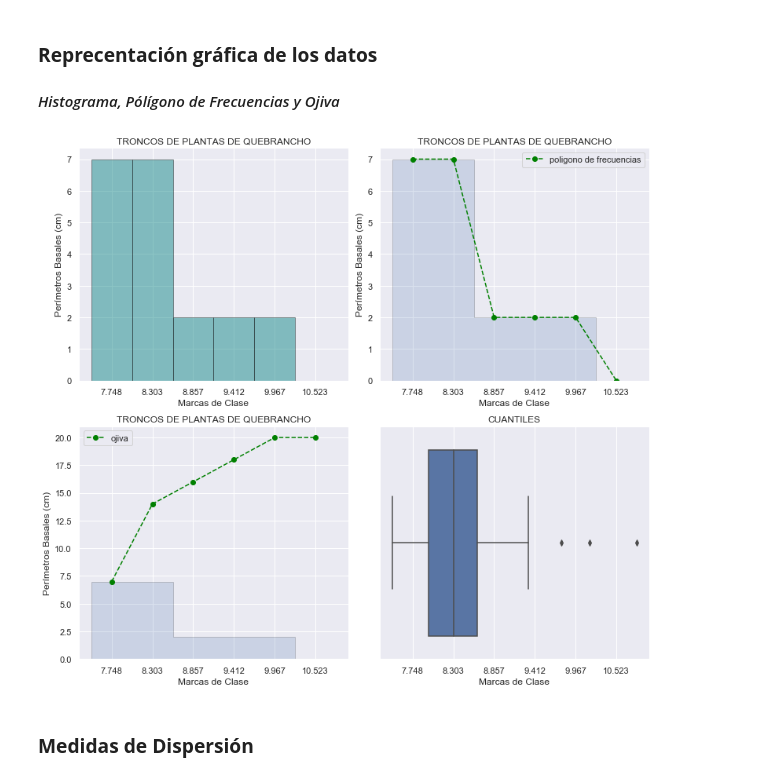
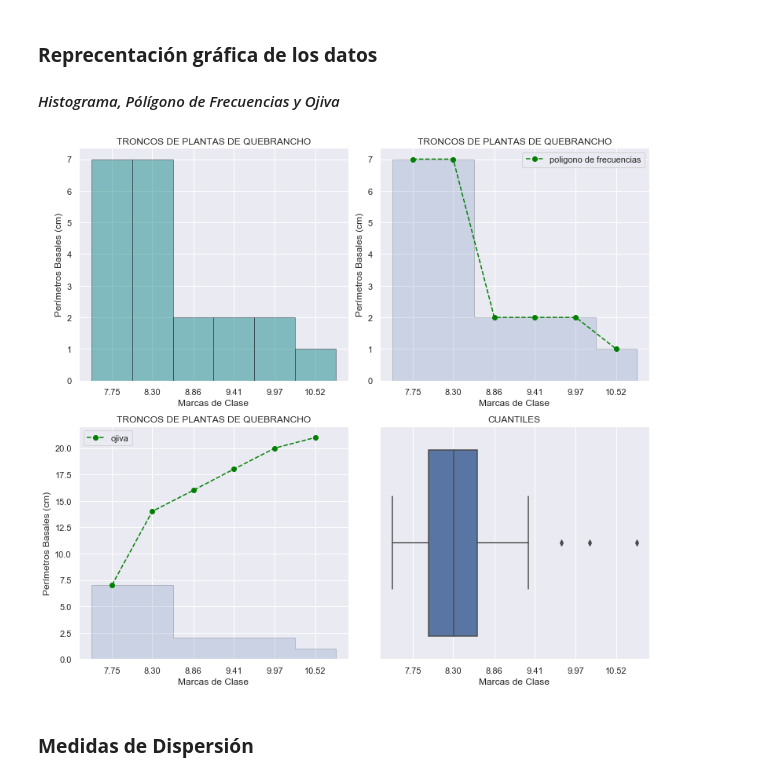
Before and after one commit to gisosdeb/ISP, a Jupyter notebook: statistic_unam/ejemplo.ipynb, the cells around one changed output. Cells and saved outputs as stored; diff of their text form; code cells hidden in the pictures.

```diff
--- a/statistic_unam/ejemplo.ipynb
+++ b/statistic_unam/ejemplo.ipynb
@@ -215,15 +207,0 @@ False
-# %%
-# Función que realiza el conteo de los datos y asigna para cada intervalo de clase su frecuencia absoluta:
-def frecuencia(li, min, max):
-    ctr = 0
-    for x in li:
-        if min <= x <= max:
-            ctr += 1
-    return ctr
-
-# Ejecución de la función "frecuencias" para que pueda iterar sobre los rangos de la lista "t_iter". Los resultados son alojados
-# dentro de la variable "frec_abs":
-frec_abs=[]
-for d in t_iter:
-    frec_abs.append(frecuencia(datos, d[0], d[1]))
-frec_abs
@@ -231,0 +208,16 @@ frec_abs
+# %%
+def intervalo(start, stop, step):
+    i=start
+    while round(i) <= stop:
+        i+=step
+        yield i
+
+# Ejecución de la función "intervalo" y alojamiento de los resultado en una variable llamda "l_inter"
+l_inter=[]
+for i in intervalo(7.47, 10.8,0.555):
+    l_inter.append(round(i,2))
+
+b1=[7.47]
+b2=[float(b) for b in l_inter]
+bins=b1+b2
+bins
@@ -263,7 +257,7 @@ def intervalo(start, stop, step):
 # Ejecución de la función "intervalo" y alojamiento de los resultado en una variable llamda "l_inter"
 l_inter=[]
 for i in intervalo(7.47, 10.8,0.555):
-    l_inter.append(i)
+    l_inter.append(round(i,2))
 
 # Construimos los "bins" (marcas de clase) del histograma. Para ello es necesario agregar el dato menor y las marcas de clase en una sola lista de nombre "bins"
 # para que la función hist(), de matplotlib, pueda tomar como parámetro "bins" a estos datos.
@@ -292,34 +286,34 @@ plt.xticks(macl)
 plt.ylabel('Perímetros Basales (cm)')
 plt.xlabel('Marcas de Clase')
 plt.title('TRONCOS DE PLANTAS DE QUEBRANCHO')
 plt.legend(['poligono de frecuencias'])
 
 ax3 = fig.add_subplot(223)
 
 plt.plot(macl,frec_abs_ac, color='green', marker='o', linestyle='dashed', )
 plt.xticks(macl)
 plt.ylabel('Frecuencia')
 plt.xlabel('Marcas de Clase')
 plt.hist(np_datos, bins=bins, histtype='stepfilled', edgecolor='k',alpha=0.2)
 plt.xticks(macl)
 plt.ylabel('Perímetros Basales (cm)')
 plt.xlabel('Marcas de Clase')
 plt.title('TRONCOS DE PLANTAS DE QUEBRANCHO')
 plt.legend(['ojiva'])
 
 ax4 = fig.add_subplot(224)
 
 # QUANTILES:
 """"""
 q=sns.boxplot(np_datos)
 plt.xticks(macl)
 plt.title('CUANTILES')
 plt.xlabel('Marcas de Clase')
 
 
 fig.tight_layout()
 # %% [output]
-[figure, old version]
+[figure, new version]
 # %% [markdown]
 ### **Medidas de Dispersión**
 # %%
```
Also changed, not shown: parts of 4 cells of this notebook.
